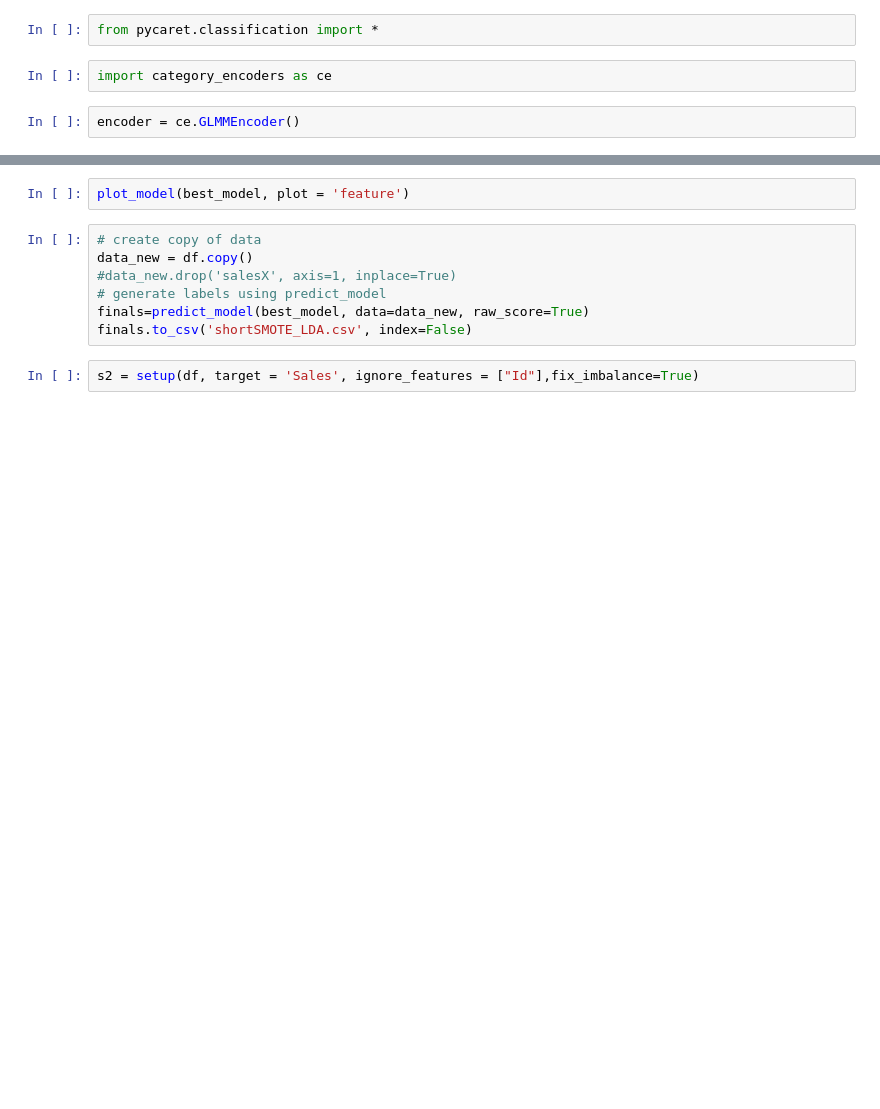
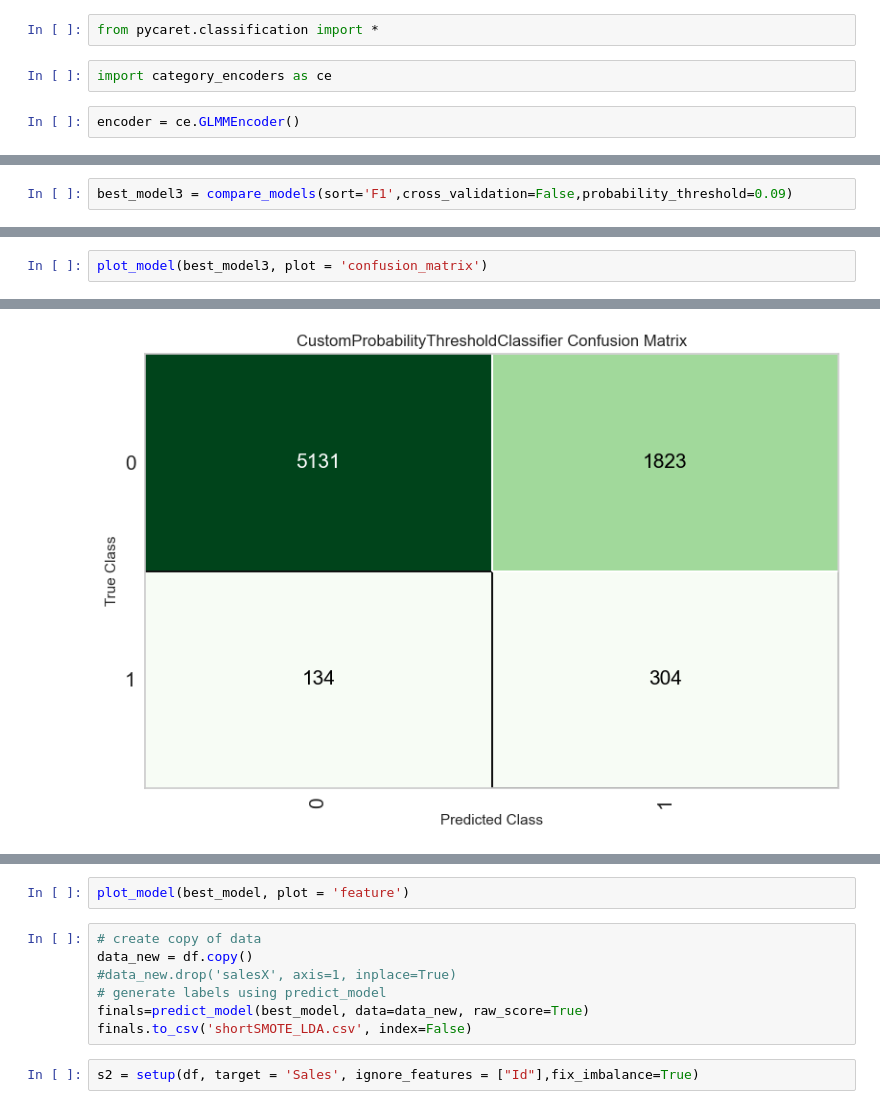
Before and after one commit to thewiredbear/Migrando_Internal_CodeOnly, a Jupyter notebook: shortForm_Encoding_Catboost.ipynb, the cells around one changed output, grey strips where cells are left out. Saved outputs shown, nothing was run; the diff lists cells and outputs as text; blank space fills up the shorter version.

```diff
--- a/shortForm_Encoding_Catboost.ipynb
+++ b/shortForm_Encoding_Catboost.ipynb
@@ -115,0 +227,2 @@ plot_model(best_model, plot = 'confusion_matrix')
+# %%
+best_model3 = compare_models(sort='F1',cross_validation=False,probability_threshold=0.09)
@@ -115,0 +247,3 @@ plot_model(best_model, plot = 'confusion_matrix')
+# %%
+plot_model(best_model3, plot = 'confusion_matrix')
+# %% [output]
@@ -115,0 +251 @@ plot_model(best_model, plot = 'confusion_matrix')
+[figure, added]
```
Also changed, not shown: parts of 16 cells of this notebook, 1 other file.
